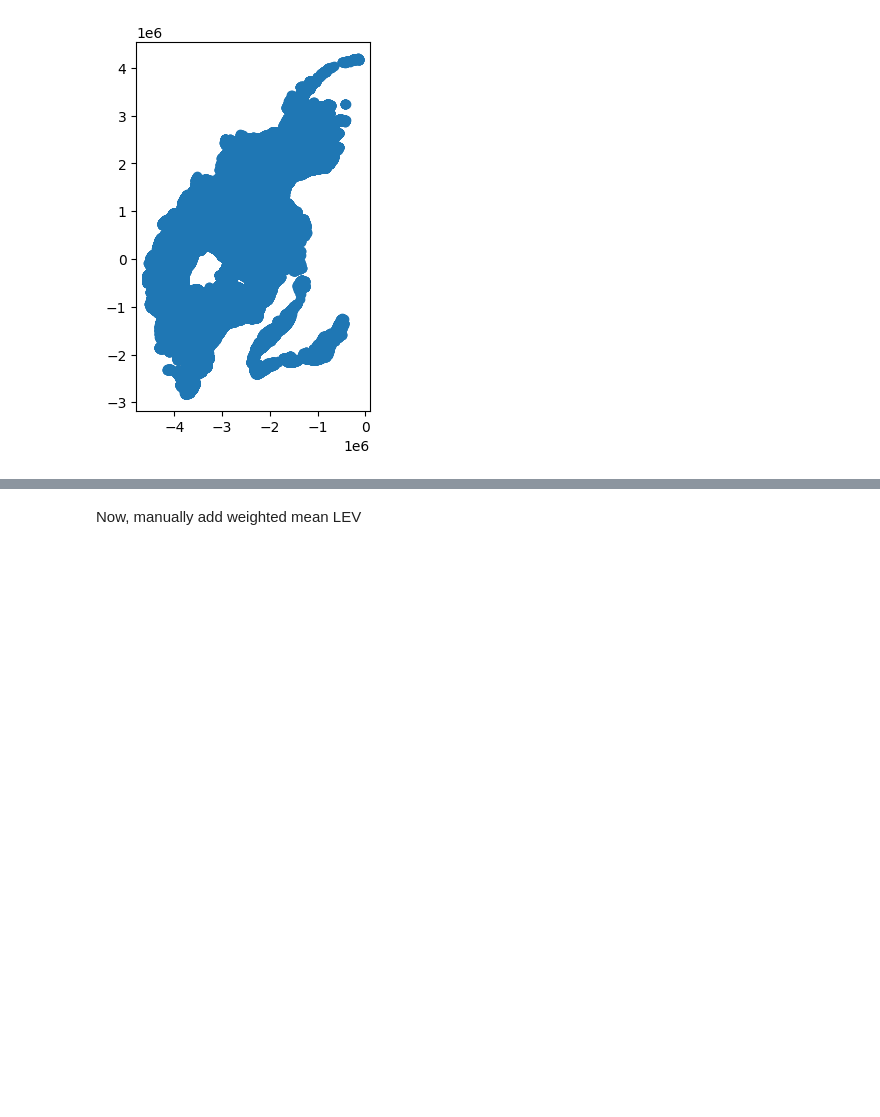
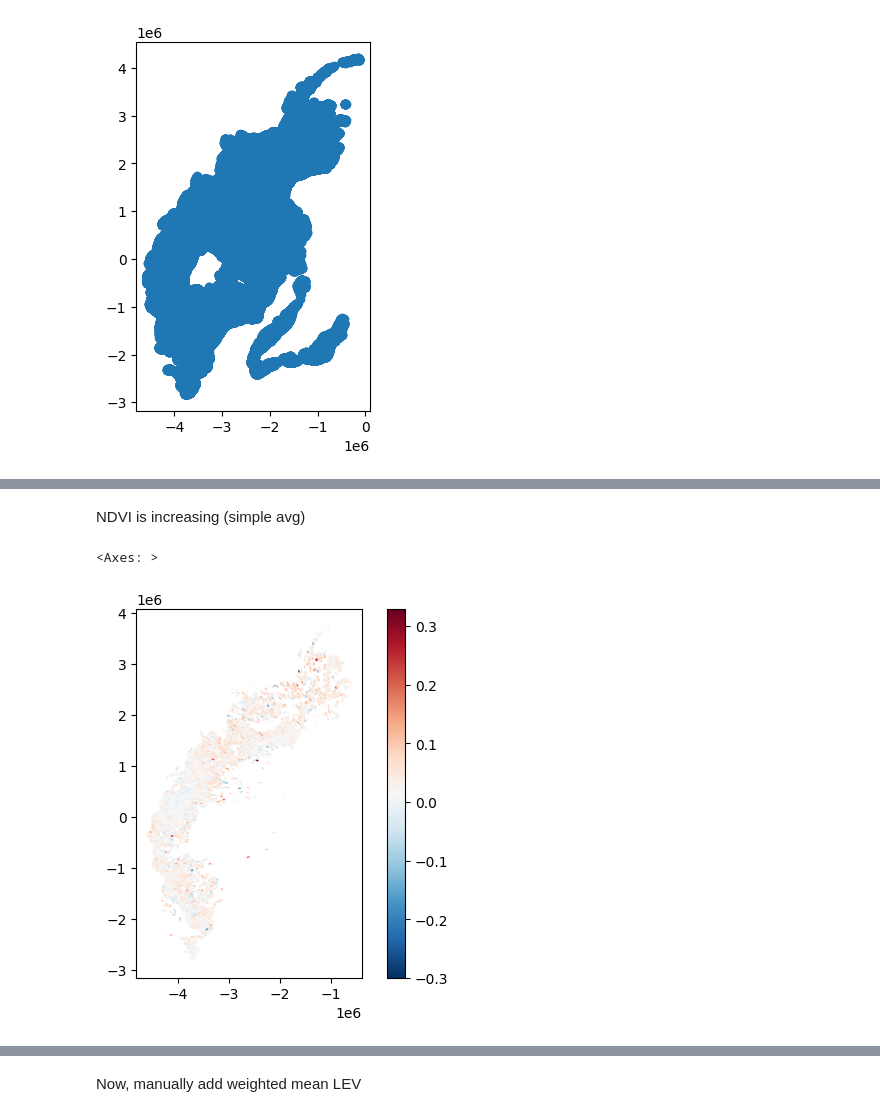
Before and after one commit to ekcomputer/land-cover, a Jupyter notebook: notebooks/joins/regrid_to_bawld_and_plot.ipynb, the cells around one changed output, grey strips where cells are left out. Saved outputs shown, nothing was run; the diff lists cells and outputs as text; code cells hidden in the pictures; blank space fills up the shorter version.

```diff
--- a/notebooks/joins/regrid_to_bawld_and_plot.ipynb
+++ b/notebooks/joins/regrid_to_bawld_and_plot.ipynb
@@ -134,0 +323,9 @@ gdf_regridded = gdf_regridded.groupby("Cell_ID", as_index=False).agg(agg_map)
+# %% [markdown]
+NDVI is increasing (simple avg)
+# %%
+gpd.GeoDataFrame(
+    gdf_regridded, geometry=gdf_regridded.geometry, crs=gdf_bawld.crs
+).plot(column="NDVI_p2p3_liu_regrid", legend=True, edgecolor=None, cmap="RdBu_r")
+# %% [output]
+<Axes: >
+[figure, added]
```
Also changed, not shown: parts of 30 cells of this notebook, 4 other files.
